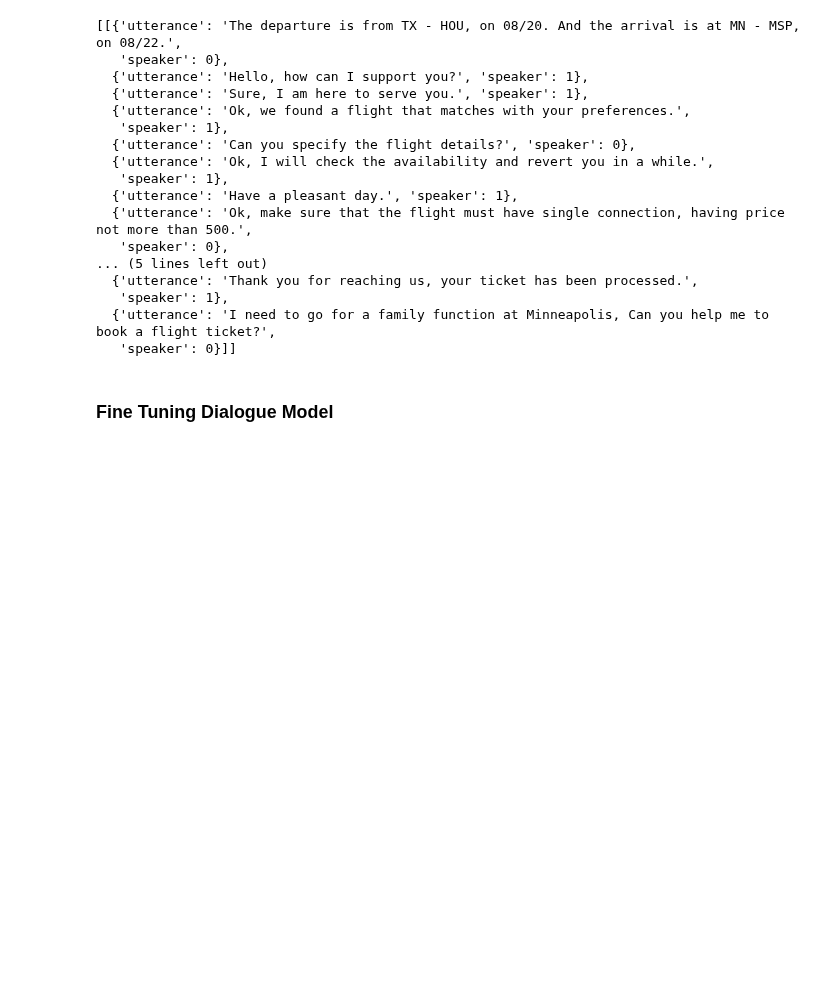
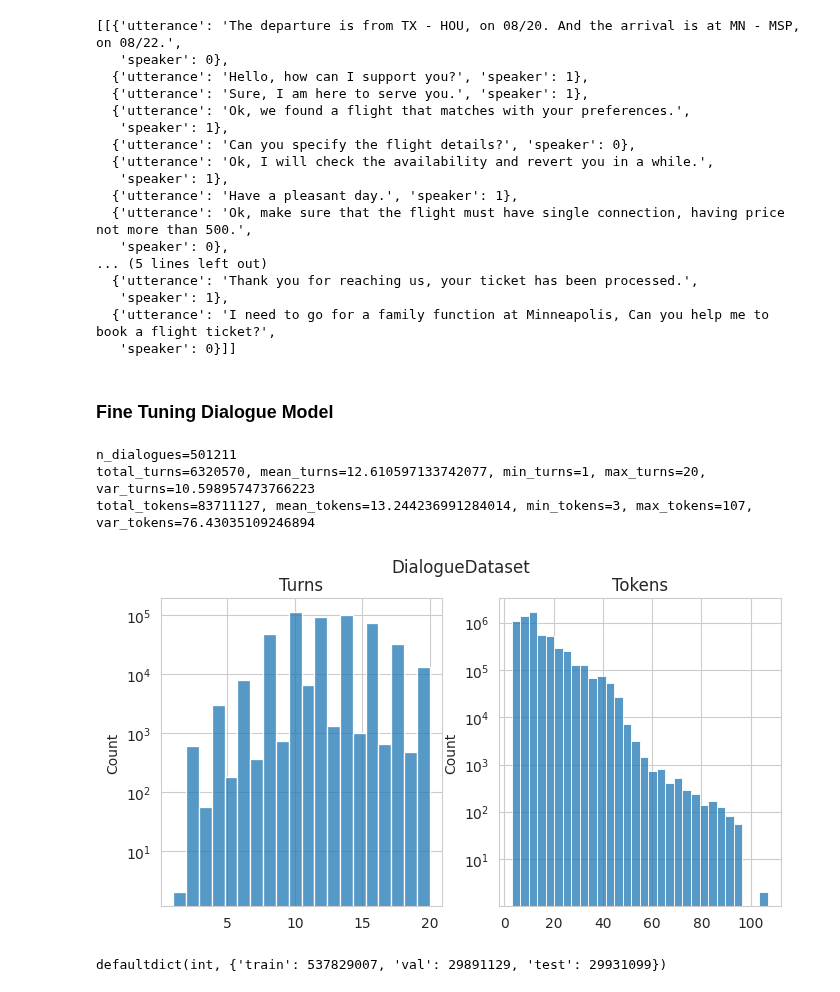
Before and after one commit to voorhs/dialogue-augmentation, a Jupyter notebook: augmentation_development.ipynb, the cells around one changed output. Cells and saved outputs as stored; diff of their text form; code cells hidden in the pictures; blank space fills up the shorter version.

```diff
--- a/augmentation_development.ipynb
+++ b/augmentation_development.ipynb
@@ -2451,0 +2491,25 @@ model.augment([dataset[0]])
+# %%
+import json
+
+dataset = []
+for split in ['train', 'val', 'test']:
+    dataset.extend(json.load(open(f'nup/dataset/{split}/dialogues.json', 'r')))
+
+n_turns, n_tokens = print_statistics(dataset, 'DialogueDataset')
+# %% [output]
+n_dialogues=501211
+total_turns=6320570, mean_turns=12.610597133742077, min_turns=1, max_turns=20, var_turns=10.598957473766223
+total_tokens=83711127, mean_tokens=13.244236991284014, min_tokens=3, max_tokens=107, var_tokens=76.43035109246894
+# %%
+fig, ax = plt.subplots(1, 2, figsize=(8,4))
+sns.histplot(n_turns, ax=ax[0], bins=max(n_turns))
+sns.histplot(n_tokens, ax=ax[1], bins=30)
+ax[0].set_title('Turns')
+ax[1].set_title('Tokens')
+ax[0].set_yscale('log')
+ax[1].set_yscale('log')
+fig.suptitle('DialogueDataset')
+plt.savefig('nup/DialogueDataset.svg', bbox_inches='tight')
+plt.show()
+# %% [output]
+[figure, added]
@@ -2451,0 +2562,4 @@ model.augment([dataset[0]])
+# %%
+total_tokens
+# %% [output]
+defaultdict(int, {'train': 537829007, 'val': 29891129, 'test': 29931099})
```
Also changed, not shown: parts of 3 cells of this notebook, 1 other file.
